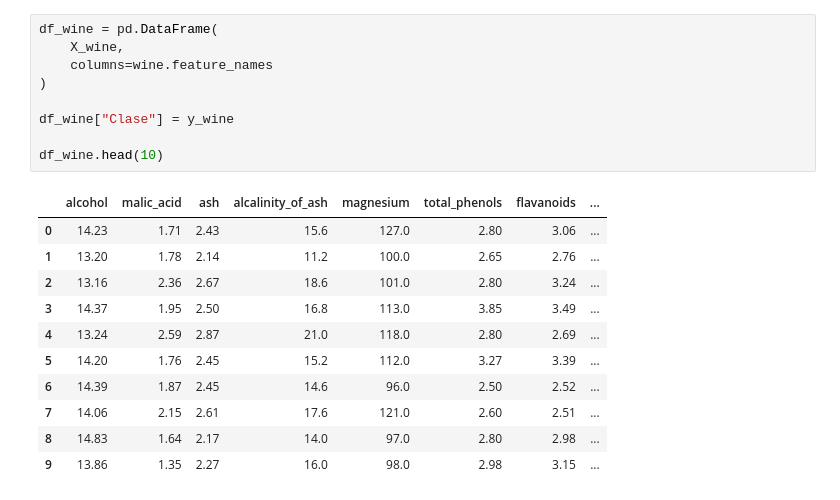
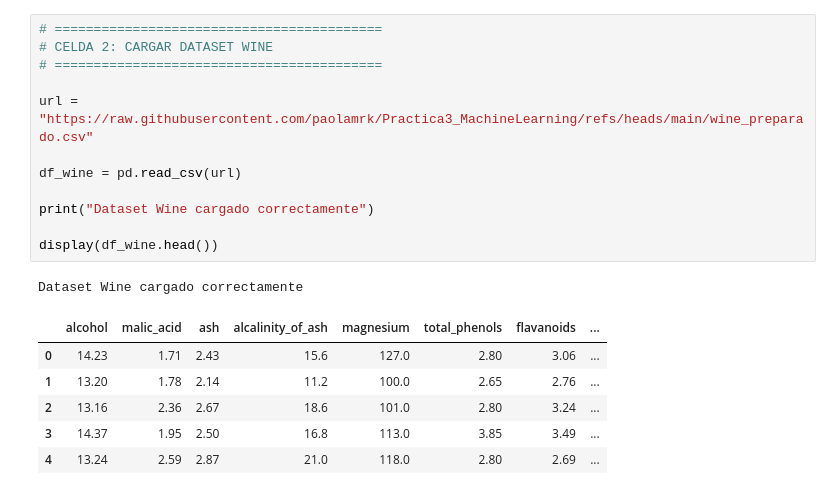
Before and after one commit to paolamrk/Practica3_MachineLearning, a Jupyter notebook: Practica_Clasificadores_Integrante_2.ipynb, the cells around one changed output. Cells and saved outputs as stored; diff of their text form.

```diff
--- a/Practica_Clasificadores_Integrante_2.ipynb
+++ b/Practica_Clasificadores_Integrante_2.ipynb
@@ -82,21 +25,20 @@ Clases existentes: [0 1 2]
-# %%
-df_wine = pd.DataFrame(
-    X_wine,
-    columns=wine.feature_names
-)
-
-df_wine["Clase"] = y_wine
-
-df_wine.head(10)
-# %% [output]
-|  | alcohol | malic_acid | ash | alcalinity_of_ash | magnesium | total_phenols | flavanoids | ... |
-| 0 | 14.23 | 1.71 | 2.43 | 15.6 | 127.0 | 2.80 | 3.06 | ... |
-| 1 | 13.20 | 1.78 | 2.14 | 11.2 | 100.0 | 2.65 | 2.76 | ... |
-| 2 | 13.16 | 2.36 | 2.67 | 18.6 | 101.0 | 2.80 | 3.24 | ... |
-| 3 | 14.37 | 1.95 | 2.50 | 16.8 | 113.0 | 3.85 | 3.49 | ... |
-| 4 | 13.24 | 2.59 | 2.87 | 21.0 | 118.0 | 2.80 | 2.69 | ... |
-| 5 | 14.20 | 1.76 | 2.45 | 15.2 | 112.0 | 3.27 | 3.39 | ... |
-| 6 | 14.39 | 1.87 | 2.45 | 14.6 | 96.0 | 2.50 | 2.52 | ... |
-| 7 | 14.06 | 2.15 | 2.61 | 17.6 | 121.0 | 2.60 | 2.51 | ... |
-| 8 | 14.83 | 1.64 | 2.17 | 14.0 | 97.0 | 2.80 | 2.98 | ... |
-| 9 | 13.86 | 1.35 | 2.27 | 16.0 | 98.0 | 2.98 | 3.15 | ... |
+# %%
+# ==========================================
+# CELDA 2: CARGAR DATASET WINE
+# ==========================================
+
+url = "https://raw.githubusercontent.com/paolamrk/Practica3_MachineLearning/refs/heads/main/wine_preparado.csv"
+
+df_wine = pd.read_csv(url)
+
+print("Dataset Wine cargado correctamente")
+
+display(df_wine.head())
+# %% [output]
+Dataset Wine cargado correctamente
+|  | alcohol | malic_acid | ash | alcalinity_of_ash | magnesium | total_phenols | flavanoids | ... |
+| 0 | 14.23 | 1.71 | 2.43 | 15.6 | 127.0 | 2.80 | 3.06 | ... |
+| 1 | 13.20 | 1.78 | 2.14 | 11.2 | 100.0 | 2.65 | 2.76 | ... |
+| 2 | 13.16 | 2.36 | 2.67 | 18.6 | 101.0 | 2.80 | 3.24 | ... |
+| 3 | 14.37 | 1.95 | 2.50 | 16.8 | 113.0 | 3.85 | 3.49 | ... |
+| 4 | 13.24 | 2.59 | 2.87 | 21.0 | 118.0 | 2.80 | 2.69 | ... |
```
Also changed, not shown: parts of 20 cells of this notebook.
